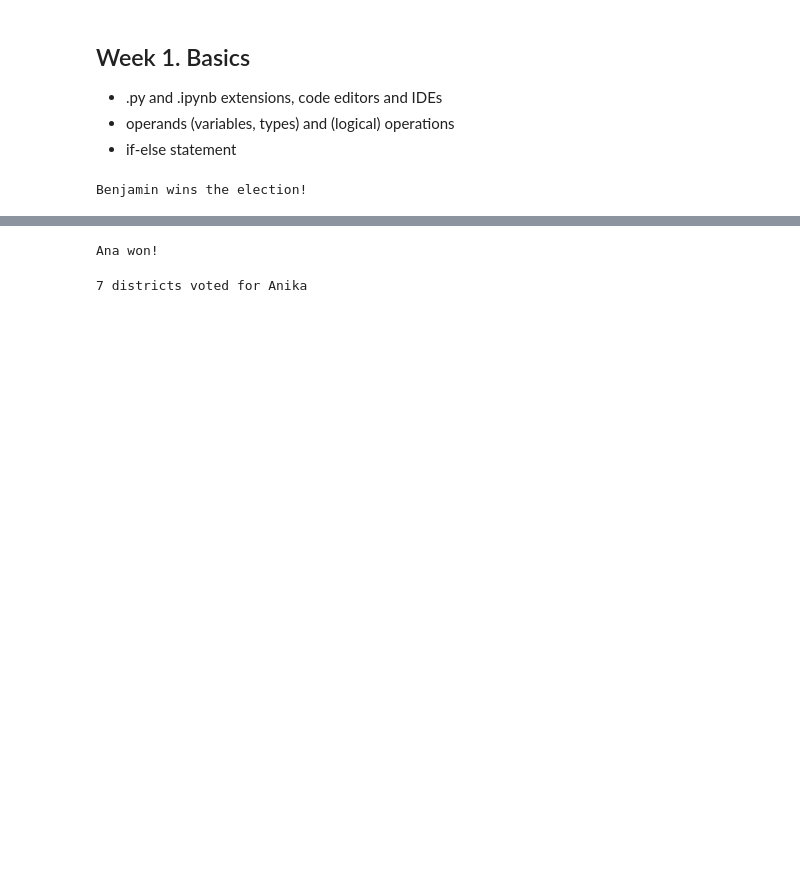
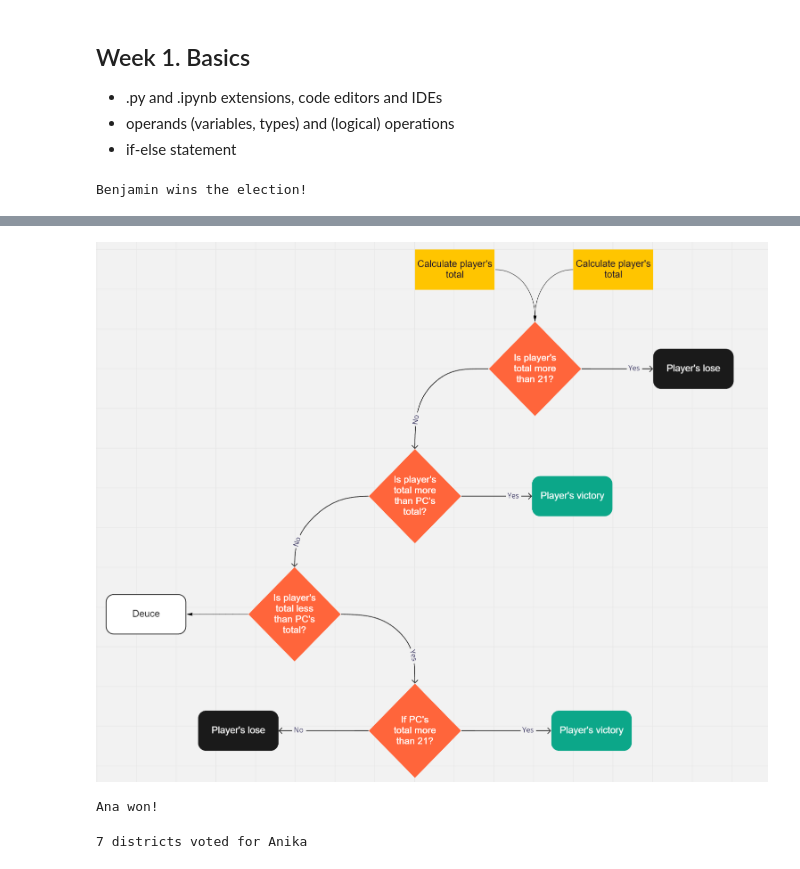
Before and after one commit to alexpoov/Py4SC, a Jupyter notebook: politics.ipynb, the cells around one changed output, grey strips where cells are left out. Cells and saved outputs as stored; diff of their text form; code cells hidden in the pictures; blank space fills up the shorter version.

```diff
--- a/politics.ipynb
+++ b/politics.ipynb
@@ -41,3 +41,8 @@ Benjamin wins the election!
+# %%
+# img load for private github repo
+display(Image(filename='img/twenty-one-2.png', embed=True))
+# %% [output]
+[figure, added]
 # %%
 # ex. compare to numbers as you were playing the twenty-one-game (очко).
 
```
Also changed, not shown: parts of 6 cells of this notebook.
